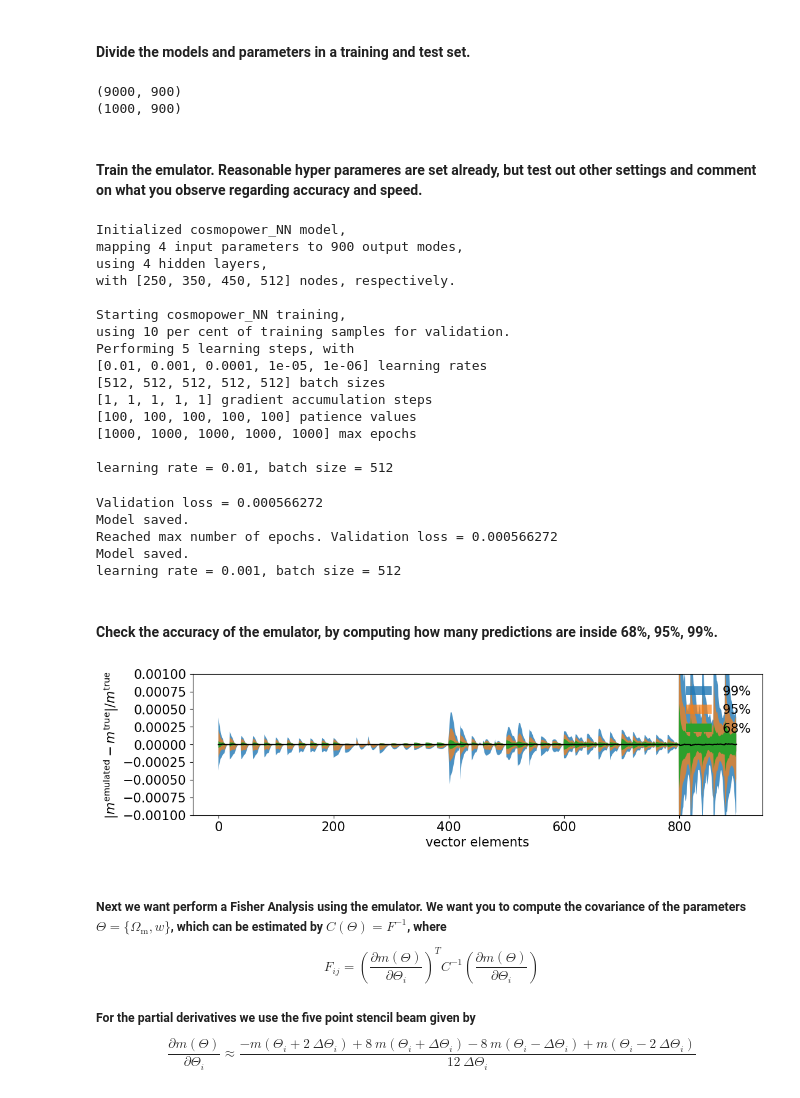
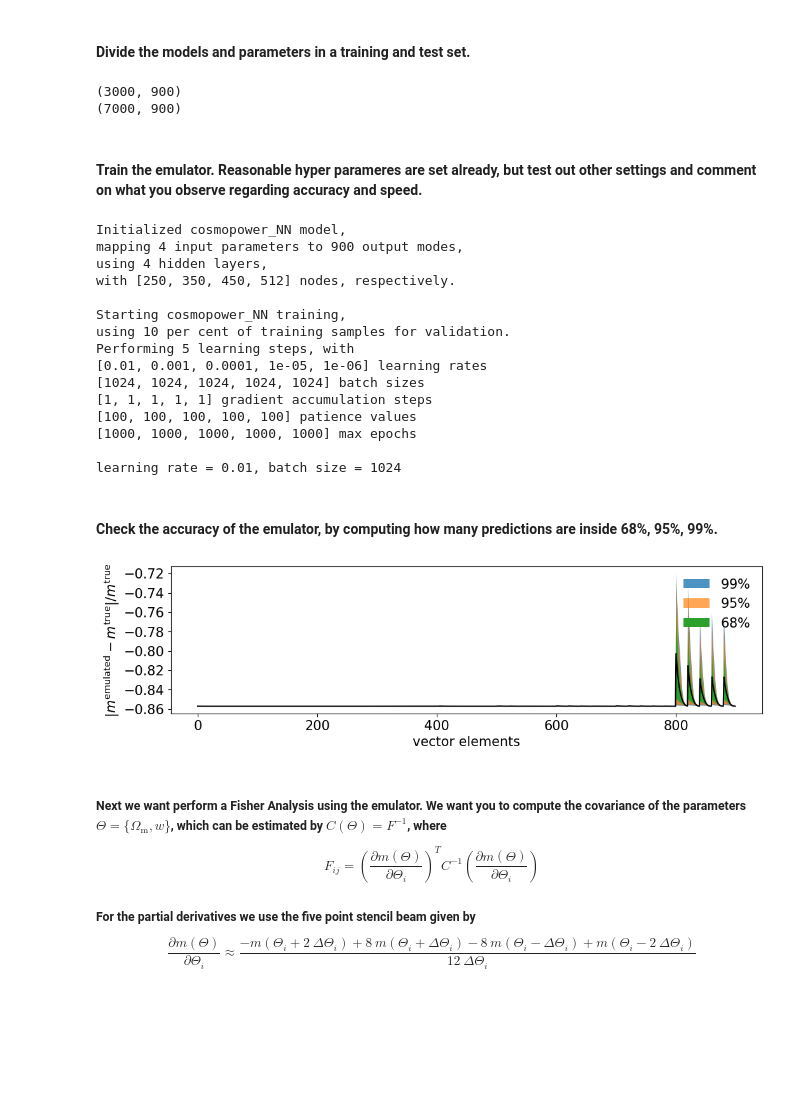
Before and after one commit to TheShak5/UWAstroStats, a Jupyter notebook: projects/2ptstat-analysis/assignments/assignment2_DarshakPatel.ipynb, the cells around one changed output. Cells and saved outputs as stored; diff of their text form; code cells hidden in the pictures; blank space fills up the shorter version.

```diff
--- a/projects/2ptstat-analysis/assignments/assignment2_DarshakPatel.ipynb
+++ b/projects/2ptstat-analysis/assignments/assignment2_DarshakPatel.ipynb
@@ -23,8 +23,8 @@ parameters.keys(),models.shape
 # %% [markdown]
 #### Divide the models and parameters in a training and test set.
 # %%
-train_sample = np.arange(0,1000) # select which elements you wanna use for training
-test_sample = np.arange(1000,10000) # select which elements you wanna use for training
+train_sample = np.arange(0,7000) # select which elements you wanna use for training
+test_sample = np.arange(7000,10000) # select which elements you wanna use for training
 
 train_params = {}
 for name in parameters.keys():
@@ -40,8 +40,8 @@ test_features = np.load('data_4_assignment2/models.npy')[test_sample]
 print(test_features.shape)
 print(train_features.shape)
 # %% [output]
-(9000, 900)
-(1000, 900)
+(3000, 900)
+(7000, 900)
 # %%
 # device = 'gpu:0' if tf.config.list_physical_devices('GPU') else 'cpu'
 # print(device)
@@ -63,15 +63,15 @@ print(train_features.shape)
 """features_modified = train_features / np.std(train_features)"""
 
 # Try normalizing everything between 0 and 1. So subtract the minimum and divide by the max
-minimum_feature = np.min(train_features)
+"""minimum_feature = np.min(train_features)
 maximum_feaure = np.max(train_features - minimum_feature)
 
 features_modified = train_features - minimum_feature
-features_modified = features_modified/maximum_feaure
+features_modified = features_modified/maximum_feaure"""
 
 #These premodifications are not necessary but might improve the accuracy
 #Here you can try to modify the training features in advance
-#features_modified = train_features + 1
+features_modified = train_features + 1
 
 cp_nn = cosmopower_NN(parameters=list(parameters.keys()),
                     modes=np.linspace(-1,1,train_features.shape[1]),
@@ -90,7 +90,7 @@ with tf.device(device):
 
                 learning_rates=[1e-2, 1e-3, 1e-4, 1e-5, 1e-6], # the different leanring rates. This need to be adjusted
 
-                batch_sizes=[512, 512, 512, 512, 512], # the number for models that are used to adjust the NN parameters
+                batch_sizes=[1024, 1024, 1024, 1024, 1024], # the number for models that are used to adjust the NN parameters
                 # the batch size is the number of samples from the training set to pass through the Neural Network. Generally, lower batch sizes
                 # leads to less accurate estimates of the gradient which impacts the overal loss and accuracy of the NN
 
@@ -110,55 +110,54 @@ Starting cosmopower_NN training,
 using 10 per cent of training samples for validation.
 Performing 5 learning steps, with
 [0.01, 0.001, 0.0001, 1e-05, 1e-06] learning rates
-[512, 512, 512, 512, 512] batch sizes
+[1024, 1024, 1024, 1024, 1024] batch sizes
 [1, 1, 1, 1, 1] gradient accumulation steps
 [100, 100, 100, 100, 100] patience values
 [1000, 1000, 1000, 1000, 1000] max epochs
 
-learning rate = 0.01, batch size = 512
+learning rate = 0.01, batch size = 1024
-Validation loss = 0.000566272
-Model saved.
-Reached max number of epochs. Validation loss = 0.000566272
-Model saved.
-learning rate = 0.001, batch size = 512
 # %%
 # Checking the version of Tensorflow
 # tf.__version__
 # %% [markdown]
 #### Check the accuracy of the emulator, by computing how many predictions are inside 68%, 95%, 99%.
 # %%
-emulated_features = cp_nn.predictions_np(test_params) #* np.std(train_features)
+emulated_features = cp_nn.predictions_np(test_params)
+
+
 # if you modified the training features you need to convert back the output back the original data vectors
+"""emulated_features = cp_nn.predictions_np(test_params) * np.std(train_features)"""
 
-emulated_features = emulated_features + minimum_feature
-emulated_features = emulated_features*maximum_feaure
+"""emulated_features = emulated_features + minimum_feature
+emulated_features = emulated_features*maximum_feaure"""
 
-diff=(emulated_features/(test_features)-1) # Measure the relative difference between test sample and the emualted models
+# adding 1 as we've added one to the train_features earlier when training the CNN
+diff=(emulated_features/(test_features+1)-1) # Measure the relative difference between test sample and the emualted models
 
 mean_diff = np.mean(diff,0)
 percentiles1 = np.percentile(diff, [50-34, 50+34],axis=0)
 percentiles2 = np.percentile(diff, [50-(95/2), 50+(95/2)], axis=0)
 percentiles3 = np.percentile(diff, [50-(99/2), 50+(99/2)], axis=0)
 bins=range(diff.shape[1])
 
 # print(bins)
 # print(percentiles1[0])
 # print(percentiles1[1])
 
 plt.figure(figsize=(12, 3),dpi=100)
 plt.fill_between(bins, percentiles3[0], percentiles3[1], label = '$99\%$', alpha=0.8)
 plt.fill_between(bins, percentiles2[0], percentiles2[1], label = '$95\%$', alpha = 0.7)
 plt.fill_between(bins, percentiles1[0], percentiles1[1], label = '$68\%$', alpha = 1)
 plt.plot(bins, mean_diff,'-',color='black')
 plt.xticks(fontsize=15)
 plt.yticks(fontsize=15)
 plt.legend(frameon=False, fontsize=15, loc='upper right')
 plt.ylabel(r'$| m^{\mathrm{emulated}} - m^{\mathrm{true}}|/  m^{\mathrm{true}}$', fontsize=15)
 plt.xlabel(r'vector elements',  fontsize=15)
-plt.ylim(-0.001,0.001)
+#plt.ylim(-0.0001,0.001)
 plt.show()
 # %% [output]
-[figure, old version]
+[figure, new version]
 # %% [markdown]
 ##### Next we want perform a Fisher Analysis using the emulator. We want you to compute the covariance of the parameters $\Theta = \{\Omega_\mathrm{m},w\}$, which can be estimated by $C(\Theta) = F^{-1}$, where $$F_{ij}= \left(\frac{\partial m(\Theta)}{\partial \Theta_i}\right)^{T} C^{-1} \left(\frac{\partial m(\Theta)}{\partial \Theta_i}\right)$$
 ##### For the partial derivatives we use the five point stencil beam given by $$\frac{\partial m(\Theta)}{\partial \Theta_i}\approx \frac{-m(\Theta_i + 2\ \Delta \Theta_i) + 8 \ m(\Theta_i +  \Delta \Theta_i) - 8 \ m(\Theta_i - \Delta \Theta_i) + m(\Theta_i - 2\ \Delta \Theta_i)}{12 \ \Delta \Theta_i }$$
```
Also changed, not shown: parts of 2 cells of this notebook, 1 other file.
